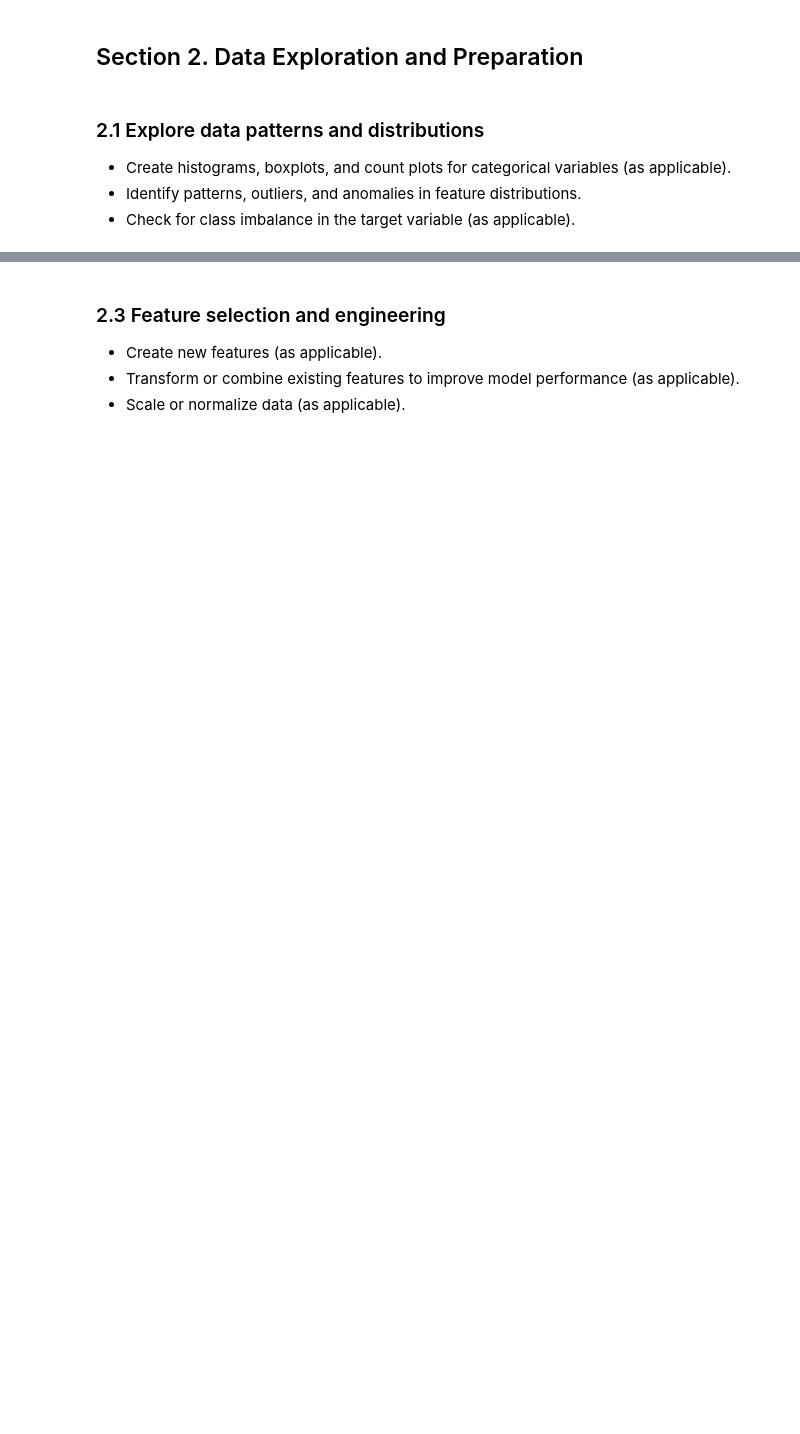
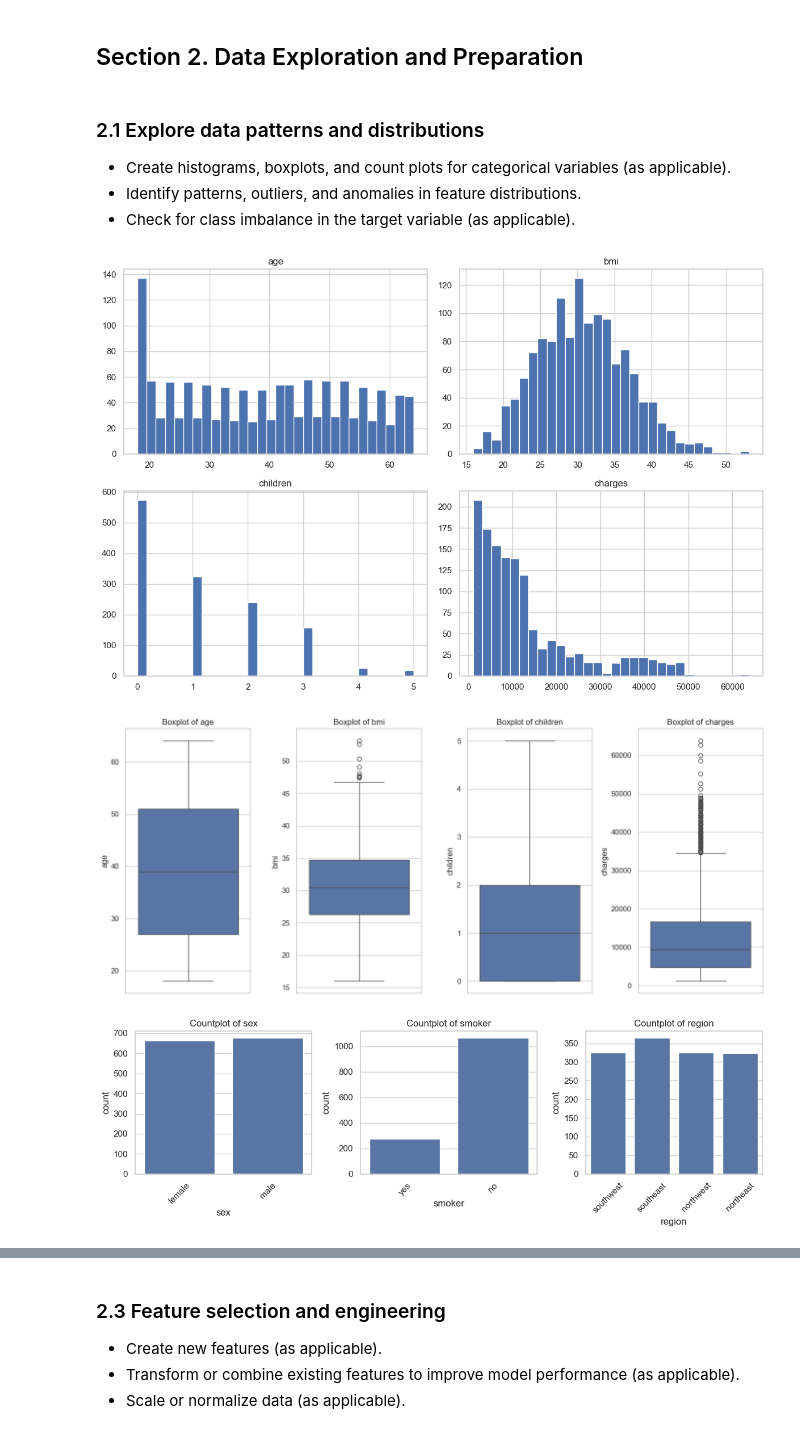
Before and after one commit to JBtallgrass/ml_regression_jballard, a Jupyter notebook: ml_regression_jballard.ipynb, the cells around one changed output, grey strips where cells are left out. Cells and saved outputs as stored; diff of their text form; code cells hidden in the pictures; blank space fills up the shorter version.

```diff
--- a/ml_regression_jballard.ipynb
+++ b/ml_regression_jballard.ipynb
@@ -48,9 +58,19 @@ from sklearn.metrics import (
 # Create folder if it doesn't exist
 output_dir = "plots"
 os.makedirs(output_dir, exist_ok=True)
+
+# Set up visual style
+sns.set(style="whitegrid")
 # %% [markdown]
 ## Section 1. Import and Inspect the Data
 # %% [markdown]
 ### 1.1 Load the dataset and display the first 10 rows.
+# %%
+# Load the dataset
+file_path = "data/insurance.csv"
+df = pd.read_csv(file_path)
+
+# Display the first 10 rows
+df.head(10)
 # %% [markdown]
 ### 1.2 Check for missing values and display summary statistics.
@@ -66,4 +94,35 @@ os.makedirs(output_dir, exist_ok=True)
 - Create histograms, boxplots, and count plots for categorical variables (as applicable).
 - Identify patterns, outliers, and anomalies in feature distributions.
 - Check for class imbalance in the target variable (as applicable).
+# %%
+# Histograms for numerical features
+df.hist(bins=30, figsize=(12, 8))
+plt.tight_layout()
+plt.savefig(os.path.join(output_dir, "histograms.png"))
+plt.show()
+
+# Boxplots to check for outliers
+plt.figure(figsize=(14, 6))
+for i, col in enumerate(['age', 'bmi', 'children', 'charges']):
+    plt.subplot(1, 4, i+1)
+    sns.boxplot(y=df[col])
+    plt.title(f'Boxplot of {col}')
+plt.tight_layout()
+plt.savefig(os.path.join(output_dir, "boxplots.png"))
+plt.show()
+
+# Count plots for categorical features
+plt.figure(figsize=(12, 4))
+for i, col in enumerate(['sex', 'smoker', 'region']):
+    plt.subplot(1, 3, i+1)
+    sns.countplot(data=df, x=col)
+    plt.title(f'Countplot of {col}')
+    plt.xticks(rotation=45)
+plt.tight_layout()
+plt.savefig(os.path.join(output_dir, "countplots.png"))
+plt.show()
+# %% [output]
+[figure, added]
+[figure, added]
+[figure, added]
 # %% [markdown]
```
Also changed, not shown: parts of 11 cells of this notebook, 7 other files.
